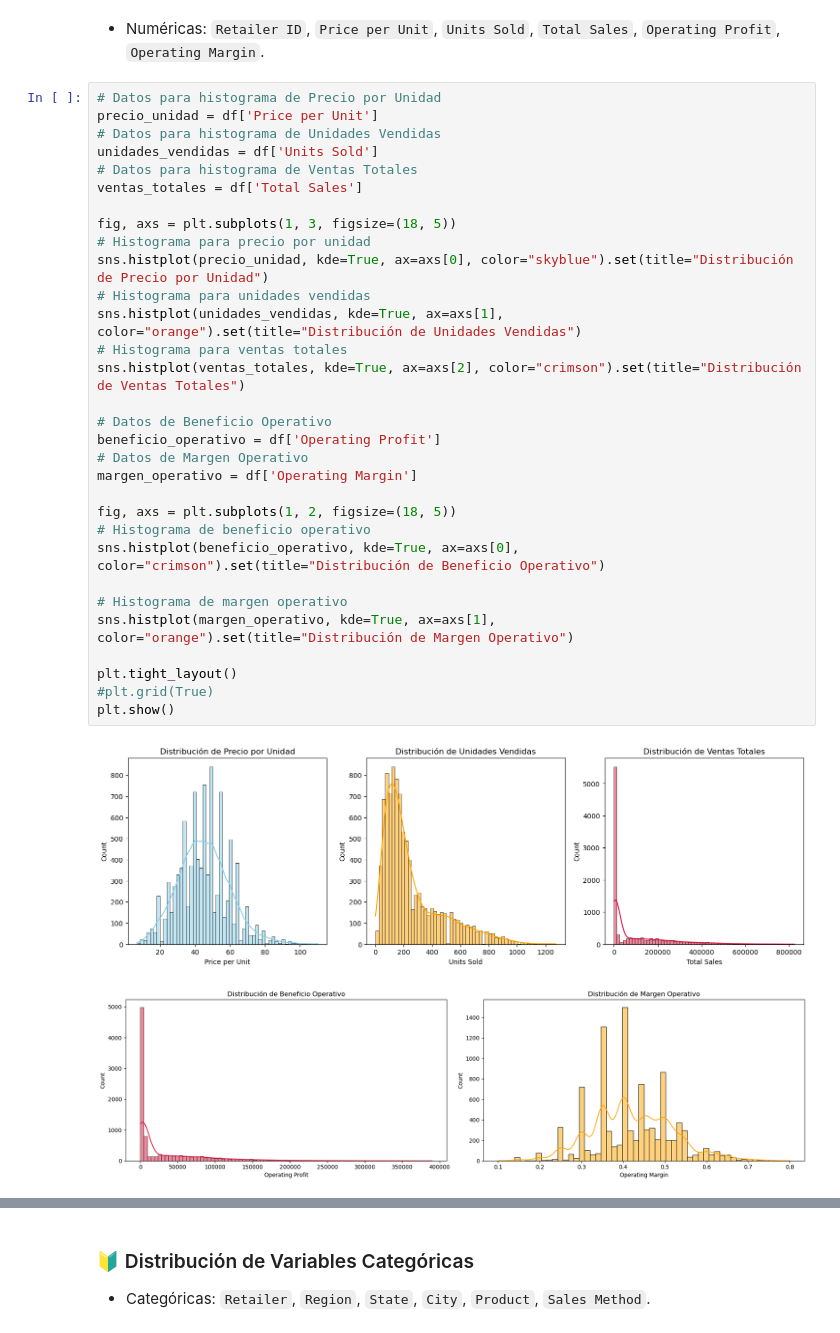
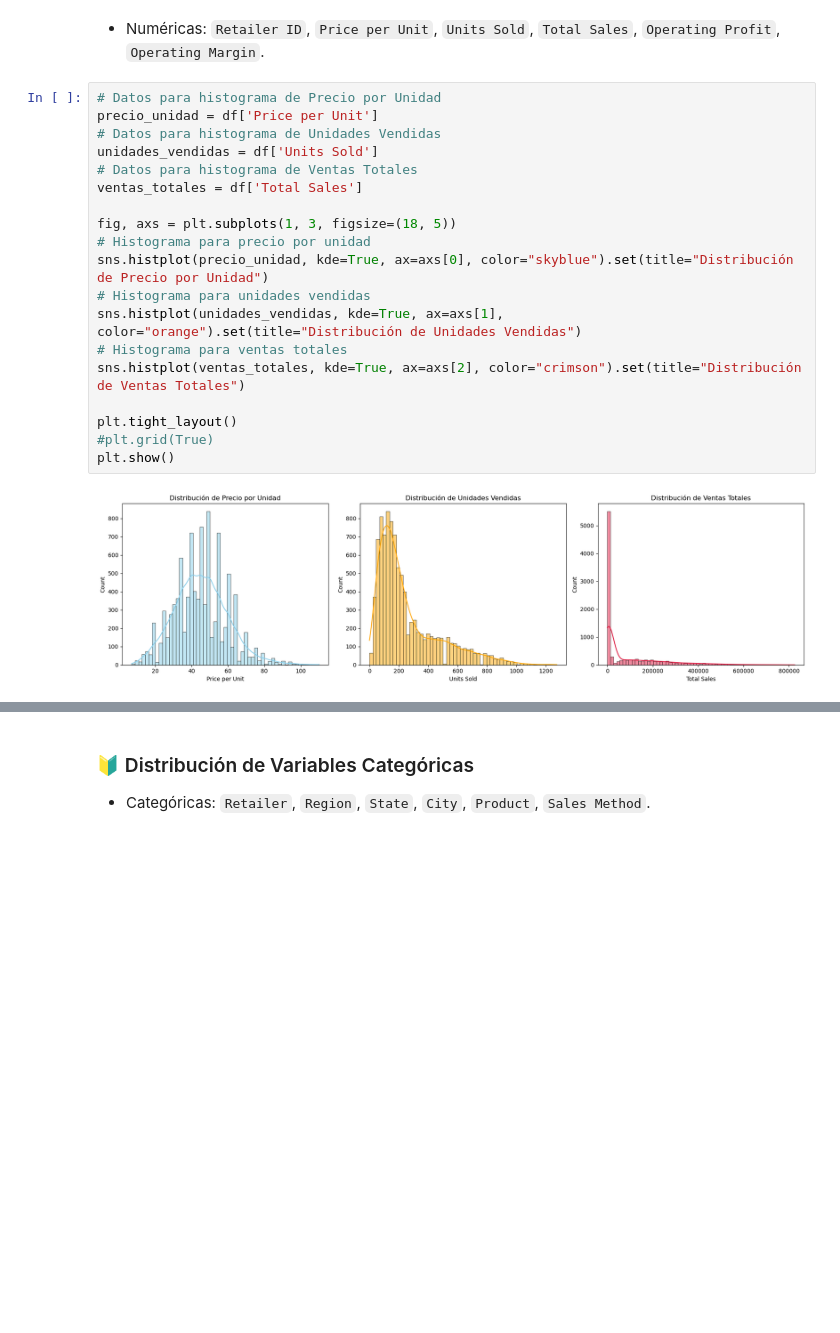
Before and after one commit to Dilmer-Rojas/Ventas_Adidas, a Jupyter notebook: notebooks/xeda.ipynb, the cells around one changed output, grey strips where cells are left out. Cells and saved outputs as stored; diff of their text form; blank space fills up the shorter version.

```diff
--- a/notebooks/xeda.ipynb
+++ b/notebooks/xeda.ipynb
@@ -407,37 +407,24 @@ dtype: object
 # %%
 # Datos para histograma de Precio por Unidad
 precio_unidad = df['Price per Unit']
 # Datos para histograma de Unidades Vendidas
 unidades_vendidas = df['Units Sold']
 # Datos para histograma de Ventas Totales
 ventas_totales = df['Total Sales']
 
 fig, axs = plt.subplots(1, 3, figsize=(18, 5))
 # Histograma para precio por unidad
 sns.histplot(precio_unidad, kde=True, ax=axs[0], color="skyblue").set(title="Distribución de Precio por Unidad")
 # Histograma para unidades vendidas
 sns.histplot(unidades_vendidas, kde=True, ax=axs[1], color="orange").set(title="Distribución de Unidades Vendidas")
 # Histograma para ventas totales
 sns.histplot(ventas_totales, kde=True, ax=axs[2], color="crimson").set(title="Distribución de Ventas Totales")
 
-# Datos de Beneficio Operativo
-beneficio_operativo = df['Operating Profit']
-# Datos de Margen Operativo
-margen_operativo = df['Operating Margin']
-
-fig, axs = plt.subplots(1, 2, figsize=(18, 5))
-# Histograma de beneficio operativo
-sns.histplot(beneficio_operativo, kde=True, ax=axs[0], color="crimson").set(title="Distribución de Beneficio Operativo")
-
-# Histograma de margen operativo
-sns.histplot(margen_operativo, kde=True, ax=axs[1], color="orange").set(title="Distribución de Margen Operativo")
-
 plt.tight_layout()
 #plt.grid(True)
 plt.show()
 # %% [output]
-[figure, old version]
+[figure, new version]
-[figure, removed]
 # %% [markdown]
 ### 🔍 Interpretación:
 
```
Also changed, not shown: parts of 8 cells of this notebook.
